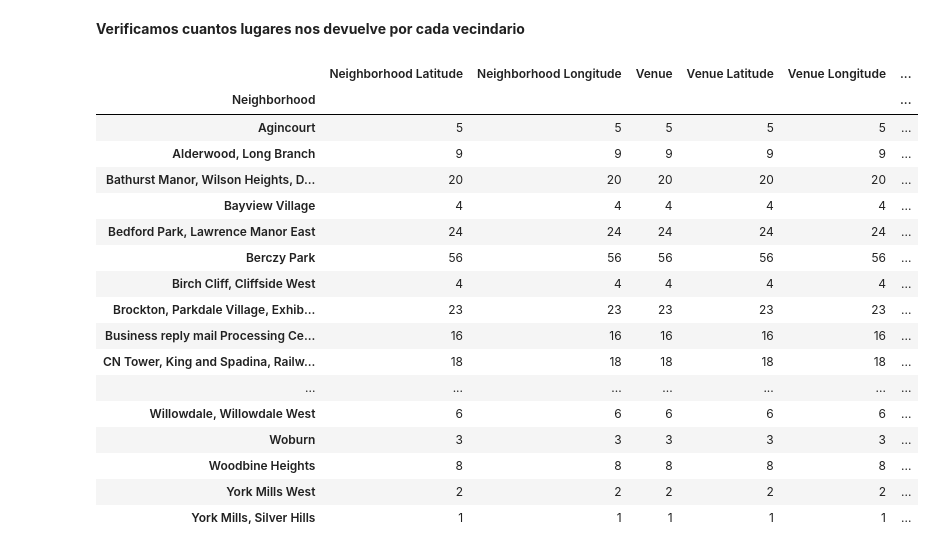
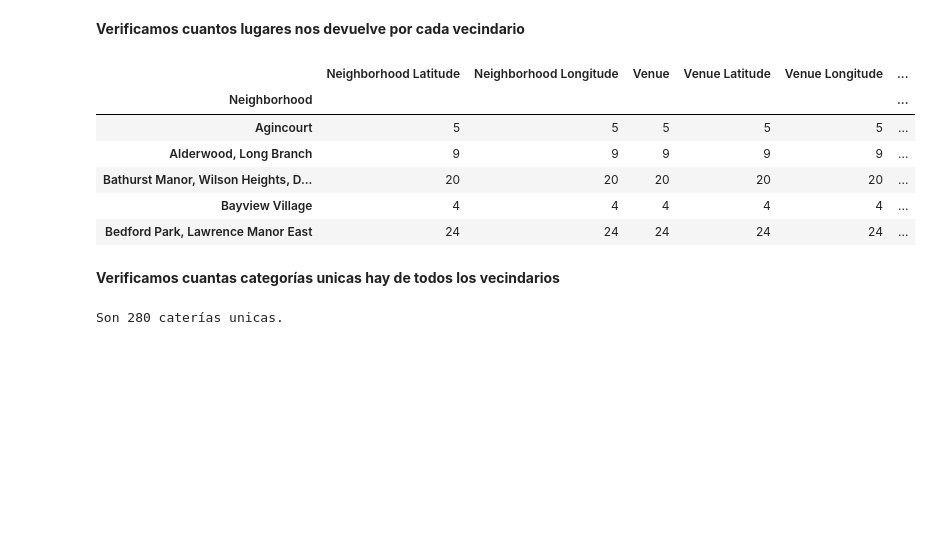
Before and after one commit to walter1358/Coursera_Capstone, a Jupyter notebook: Clustering_Neighborhoods_in_Toronto.ipynb, the cells around one changed output. Drawn from its saved outputs; the diff is of its cells as text; code cells hidden in the pictures; blank space fills up the shorter version.

```diff
--- a/Clustering_Neighborhoods_in_Toronto.ipynb
+++ b/Clustering_Neighborhoods_in_Toronto.ipynb
@@ -200,23 +203,18 @@ df_toronto_lugares.head()
 # %% [markdown]
 **Verificamos cuantos lugares nos devuelve por cada vecindario**
 # %%
-df_toronto_lugares.groupby('Neighborhood').count()
+df_toronto_lugares.groupby('Neighborhood').count().head()
 # %% [output]
 |  | Neighborhood Latitude | Neighborhood Longitude | Venue | Venue Latitude | Venue Longitude | ... |
 | Neighborhood |  |  |  |  |  | ... |
 | Agincourt | 5 | 5 | 5 | 5 | 5 | ... |
 | Alderwood, Long Branch | 9 | 9 | 9 | 9 | 9 | ... |
 | Bathurst Manor, Wilson Heights, D... | 20 | 20 | 20 | 20 | 20 | ... |
 | Bayview Village | 4 | 4 | 4 | 4 | 4 | ... |
 | Bedford Park, Lawrence Manor East | 24 | 24 | 24 | 24 | 24 | ... |
-| Berczy Park | 56 | 56 | 56 | 56 | 56 | ... |
-| Birch Cliff, Cliffside West | 4 | 4 | 4 | 4 | 4 | ... |
-| Brockton, Parkdale Village, Exhib... | 23 | 23 | 23 | 23 | 23 | ... |
-| Business reply mail Processing Ce... | 16 | 16 | 16 | 16 | 16 | ... |
-| CN Tower, King and Spadina, Railw... | 18 | 18 | 18 | 18 | 18 | ... |
-| ... | ... | ... | ... | ... | ... | ... |
-| Willowdale, Willowdale West | 6 | 6 | 6 | 6 | 6 | ... |
-| Woburn | 3 | 3 | 3 | 3 | 3 | ... |
-| Woodbine Heights | 8 | 8 | 8 | 8 | 8 | ... |
-| York Mills West | 2 | 2 | 2 | 2 | 2 | ... |
-| York Mills, Silver Hills | 1 | 1 | 1 | 1 | 1 | ... |
+# %% [markdown]
+**Verificamos cuantas categorías unicas hay de todos los vecindarios**
+# %%
+print('Son {} caterías unicas.'.format(len(df_toronto_lugares['Venue Category'].unique())))
+# %% [output]
+Son 280 caterías unicas.
```
Also changed, not shown: parts of 27 cells of this notebook.
